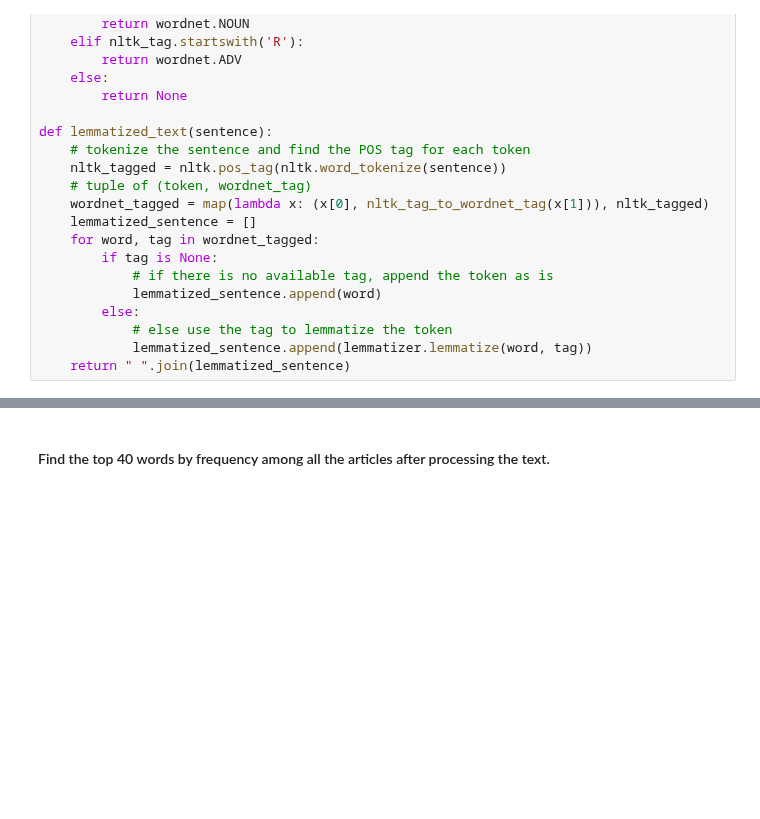
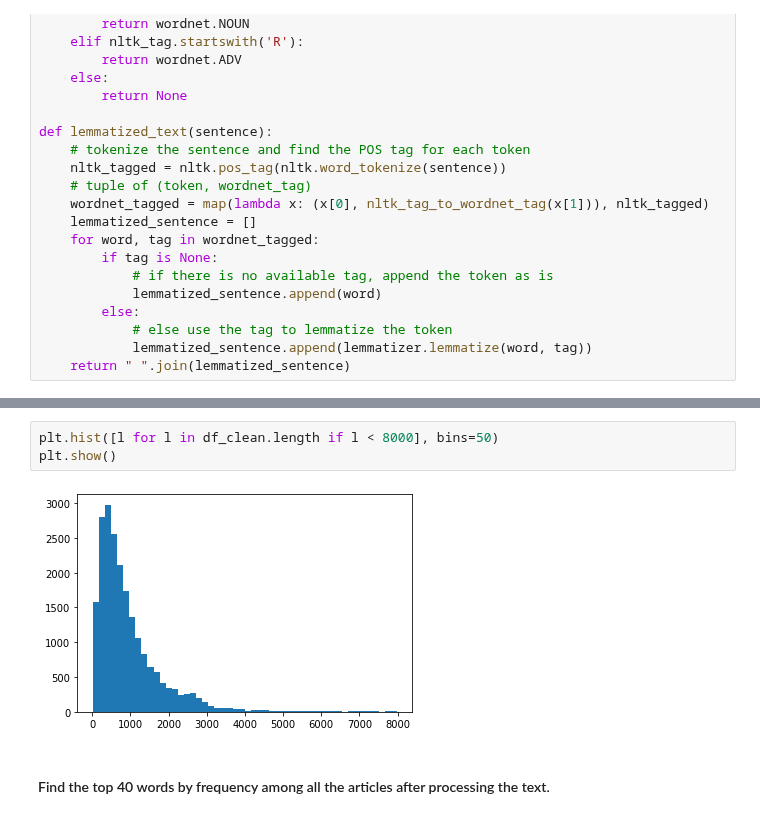
Before and after one commit to imxsid/implement-nlp, a Jupyter notebook: assignment-automatic-ticket-classification.ipynb, the cells around one changed output, grey strips where cells are left out. Saved outputs shown, nothing was run; the diff lists cells and outputs as text; blank space fills up the shorter version.

```diff
--- a/assignment-automatic-ticket-classification.ipynb
+++ b/assignment-automatic-ticket-classification.ipynb
@@ -282,3 +320,8 @@ Write the code in this task to perform the following:
+# %%
+plt.hist([l for l in df_clean.length if l < 8000], bins=50)
+plt.show()
+# %% [output]
+[figure, added]
 # %% [markdown]
 #### Find the top 40 words by frequency among all the articles after processing the text.
 # %%
```
Also changed, not shown: parts of 7 cells of this notebook.
